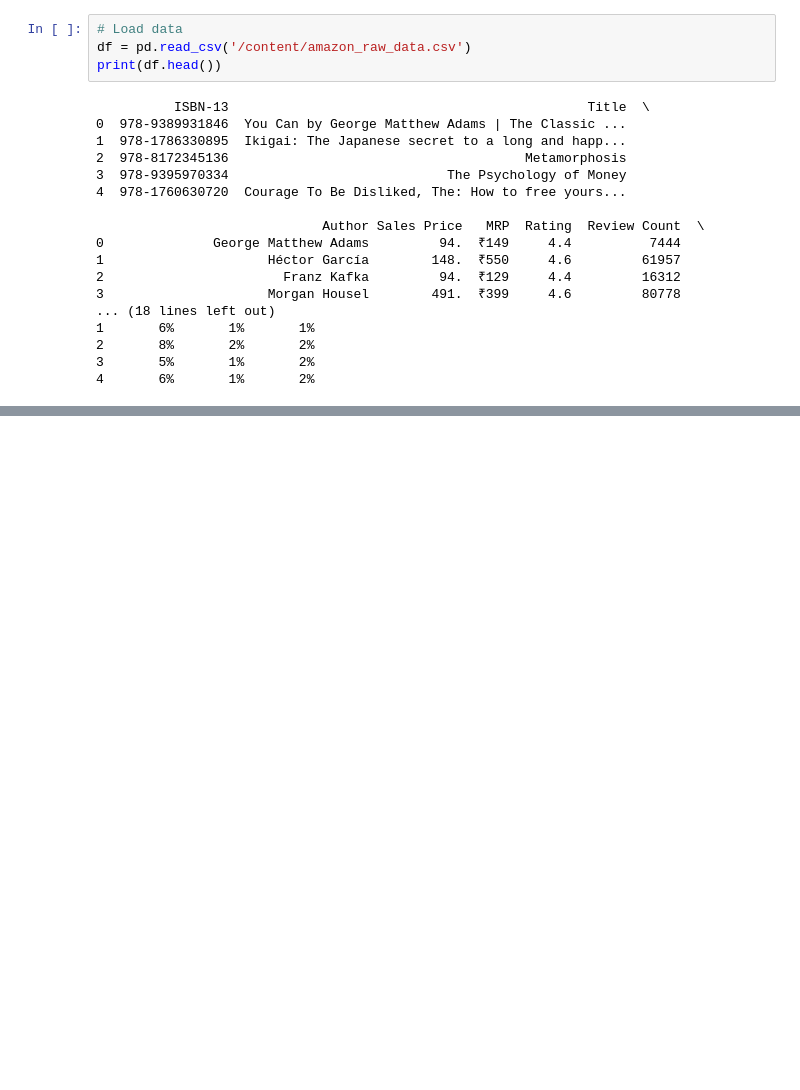
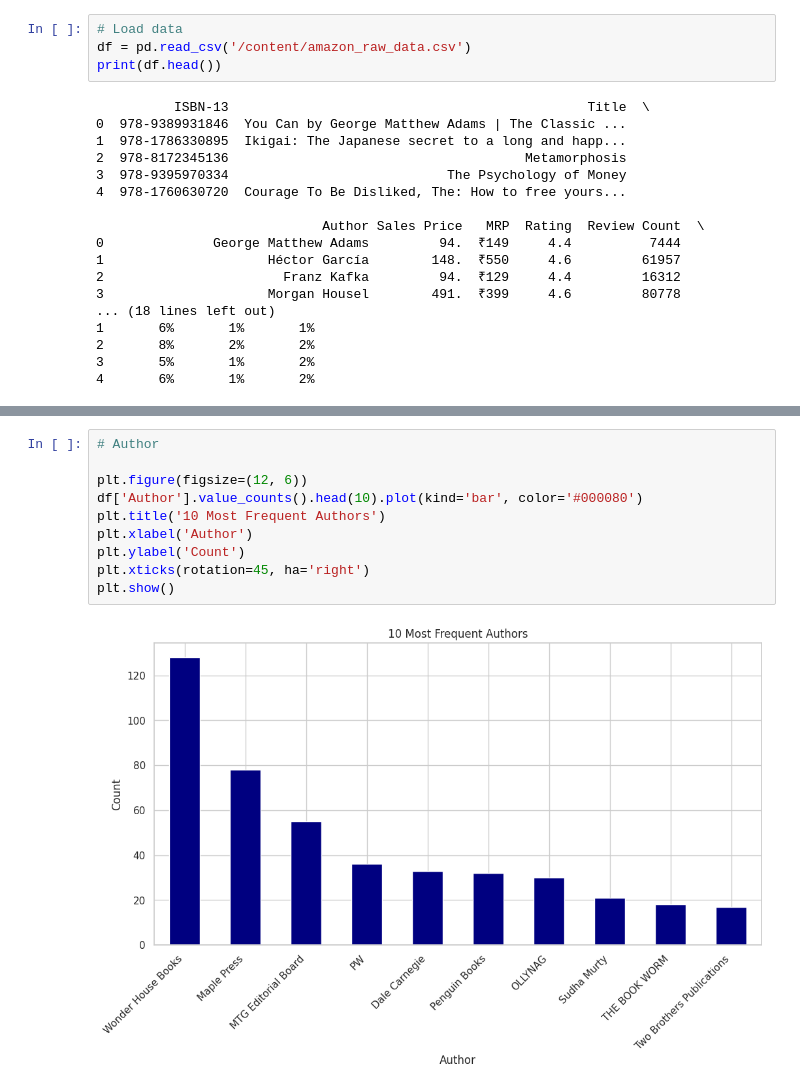
Before and after one commit to sandeepProject/Online-Book-Popularity, a Jupyter notebook: notebooks/Online_Book_Popularity.ipynb, the cells around one changed output, grey strips where cells are left out. Cells and saved outputs as stored; diff of their text form; blank space fills up the shorter version.

```diff
--- a/notebooks/Online_Book_Popularity.ipynb
+++ b/notebooks/Online_Book_Popularity.ipynb
@@ -275,0 +465,12 @@ calibrated precisely to CS Professional answer-writing expectations
+# %%
+# Author
+
+plt.figure(figsize=(12, 6))
+df['Author'].value_counts().head(10).plot(kind='bar', color='#000080')
+plt.title('10 Most Frequent Authors')
+plt.xlabel('Author')
+plt.ylabel('Count')
+plt.xticks(rotation=45, ha='right')
+plt.show()
+# %% [output]
+[figure, added]
```
Also changed, not shown: parts of 136 cells of this notebook.
